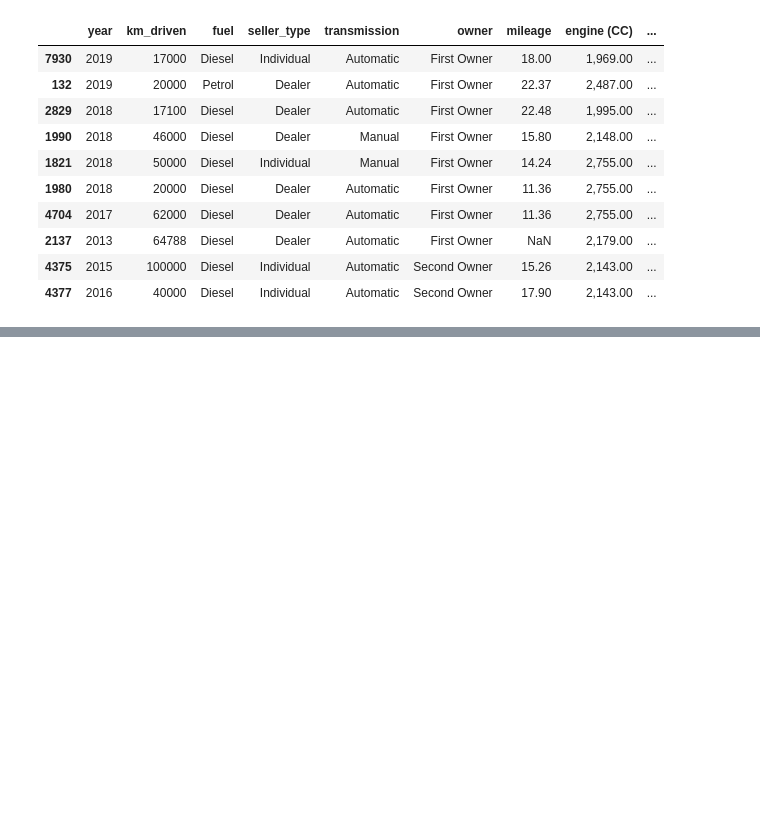
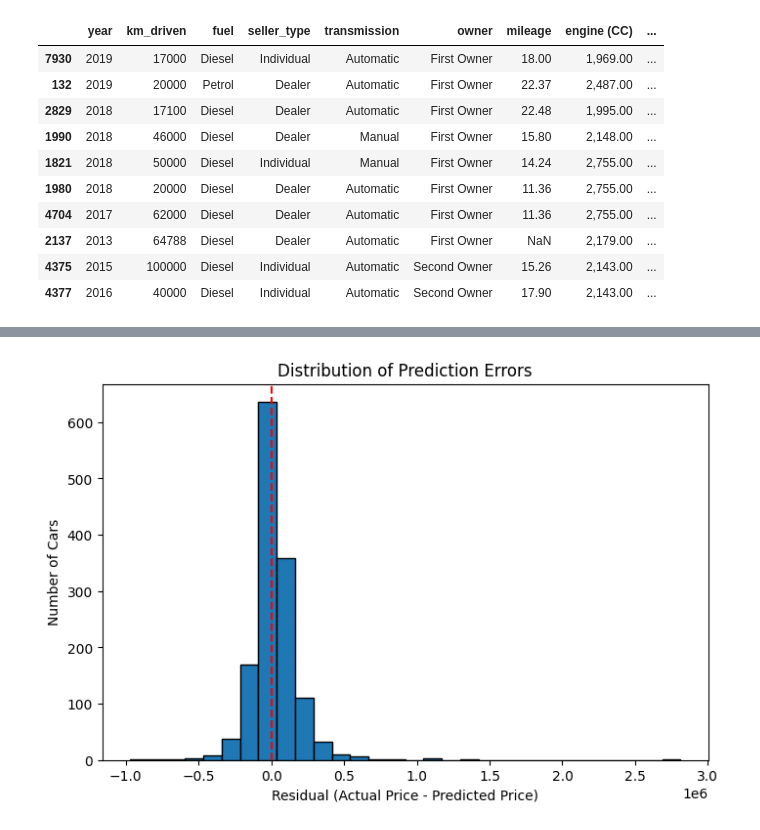
Before and after one commit to aashishlimba819-max/AI200-project, a Jupyter notebook: used_car_price_data_processing.ipynb, the cells around one changed output, grey strips where cells are left out. Saved outputs shown, nothing was run; the diff lists cells and outputs as text; code cells hidden in the pictures; blank space fills up the shorter version.

```diff
--- a/used_car_price_data_processing.ipynb
+++ b/used_car_price_data_processing.ipynb
@@ -1370,3 +1374,20 @@ error_analysis.head(10)
 | 2137 | 2013 | 64788 | Diesel | Dealer | Automatic | First Owner | NaN | 2,179.00 | ... |
 | 4375 | 2015 | 100000 | Diesel | Individual | Automatic | Second Owner | 15.26 | 2,143.00 | ... |
 | 4377 | 2016 | 40000 | Diesel | Individual | Automatic | Second Owner | 17.90 | 2,143.00 | ... |
+# %%
+# Calculate percentage error
+error_analysis['Percentage_Error'] = (
+    error_analysis['Absolute_Error'] /
+    error_analysis['Actual_Price']
+) * 100
+
+# Display the 10 largest prediction errors
+error_analysis[
+    [
+        'Actual_Price',
+        'Predicted_Price',
+        'Residual',
+        'Absolute_Error',
+        'Percentage_Error'
+    ]
+].head(10)
@@ -1372,0 +1438,18 @@ error_analysis.head(10)
+# %%
+plt.figure(figsize=(8, 5))
+
+plt.hist(
+    error_analysis['Residual'],
+    bins=30,
+    edgecolor='black'
+)
+
+plt.axvline(0, color='red', linestyle='--')
+
+plt.xlabel("Residual (Actual Price - Predicted Price)")
+plt.ylabel("Number of Cars")
+plt.title("Distribution of Prediction Errors")
+
+plt.show()
+# %% [output]
+[figure, added]
```
Also changed, not shown: parts of 7 cells of this notebook, 2 other files.
